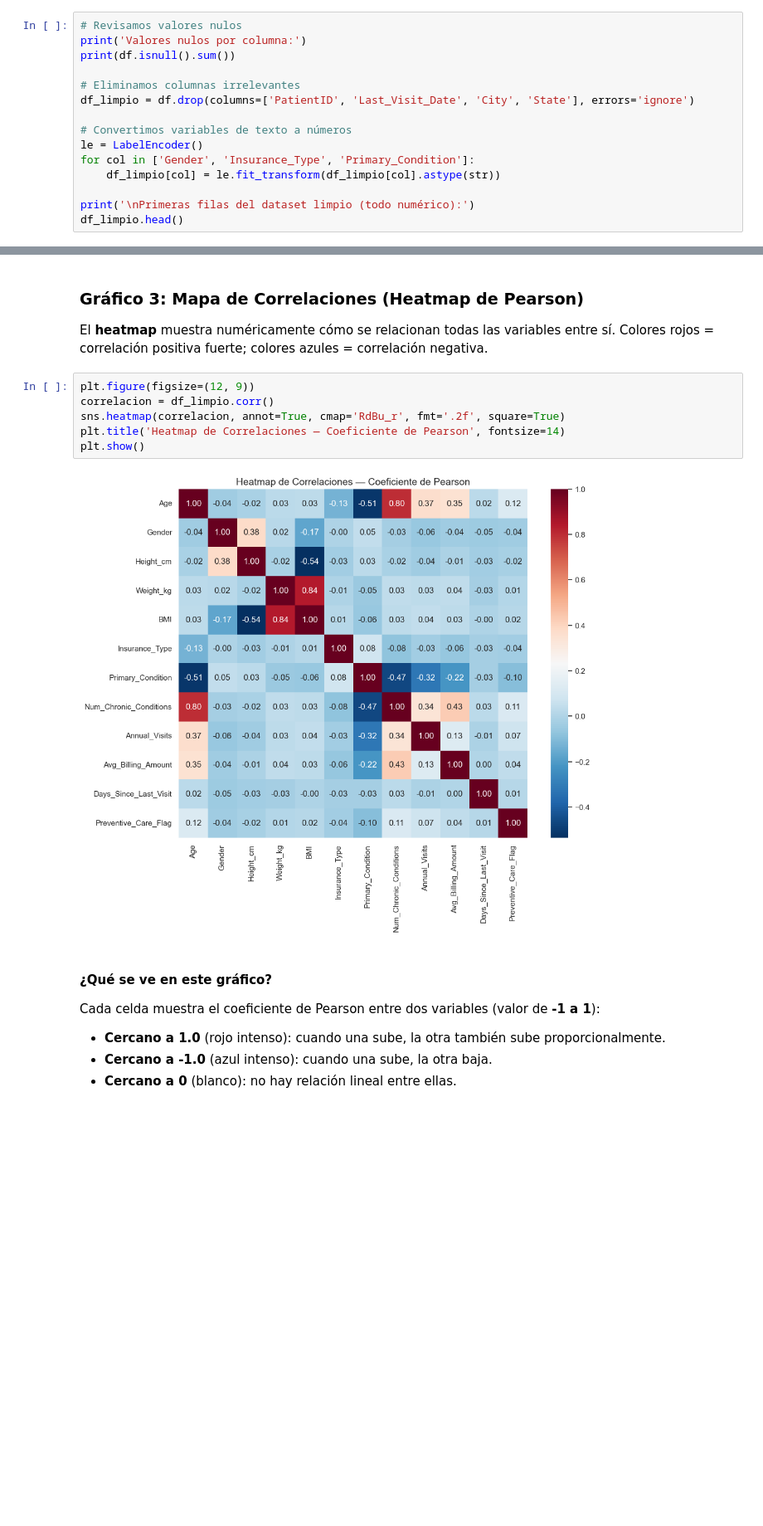
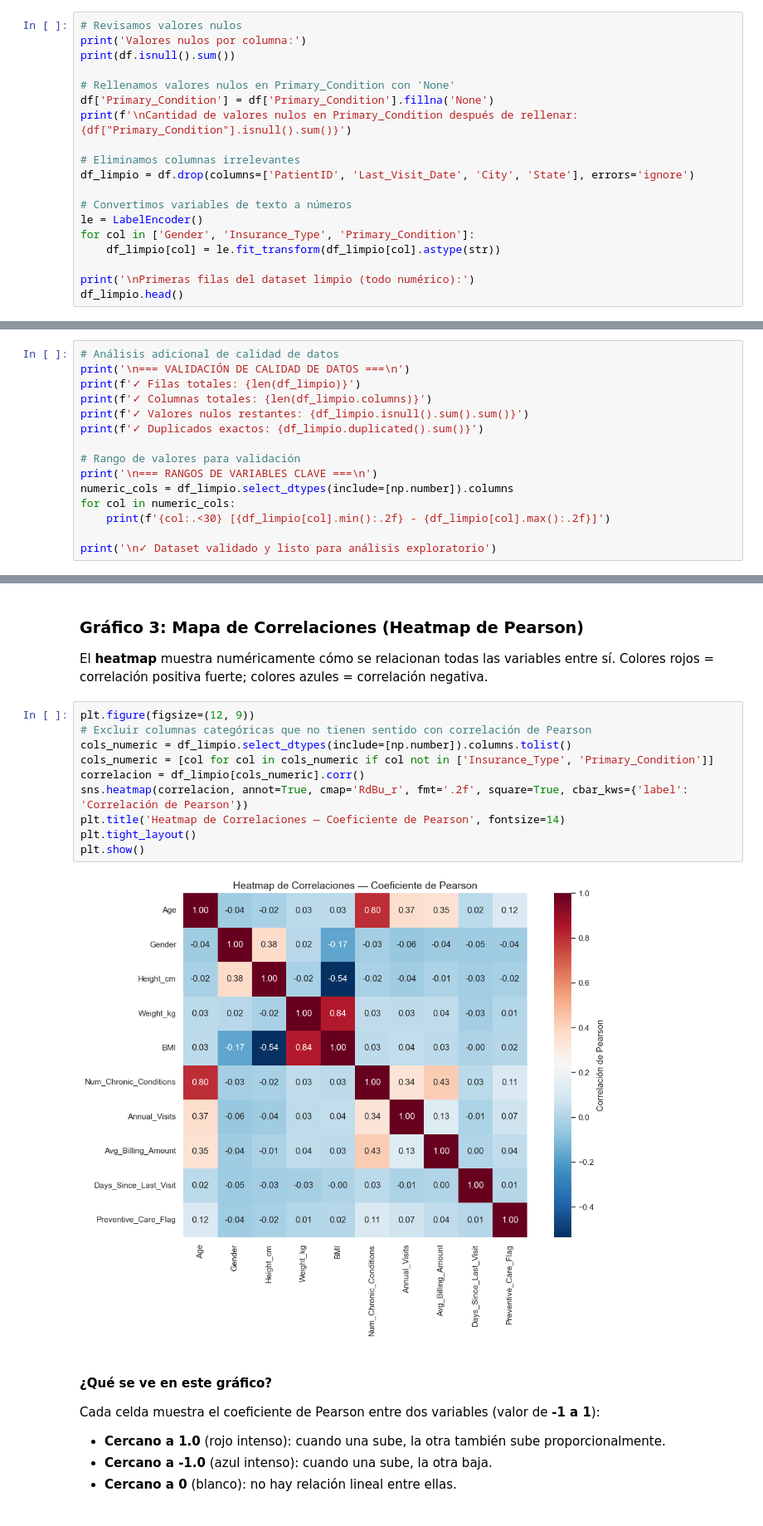
Before and after one commit to valentinarias-dtsc/taller_bigdata_2, a Jupyter notebook: Trabajo_BigData2.ipynb, the cells around one changed output, grey strips where cells are left out. Shown at 83% size. Drawn from its saved outputs; the diff is of its cells as text; blank space fills up the shorter version.

```diff
--- a/Trabajo_BigData2.ipynb
+++ b/Trabajo_BigData2.ipynb
@@ -62,6 +64,10 @@ El `LabelEncoder` convierte cada categoría a un número entero: por ejemplo `Ma
 # Revisamos valores nulos
 print('Valores nulos por columna:')
 print(df.isnull().sum())
+
+# Rellenamos valores nulos en Primary_Condition con 'None'
+df['Primary_Condition'] = df['Primary_Condition'].fillna('None')
+print(f'\nCantidad de valores nulos en Primary_Condition después de rellenar: {df["Primary_Condition"].isnull().sum()}')
 
 # Eliminamos columnas irrelevantes
 df_limpio = df.drop(columns=['PatientID', 'Last_Visit_Date', 'City', 'State'], errors='ignore')
@@ -124,0 +121,15 @@ array(['Anxiety', 'Arthritis', 'Asthma', 'COPD', 'Depression', 'Diabetes',
+# %%
+# Análisis adicional de calidad de datos
+print('\n=== VALIDACIÓN DE CALIDAD DE DATOS ===\n')
+print(f'✓ Filas totales: {len(df_limpio)}')
+print(f'✓ Columnas totales: {len(df_limpio.columns)}')
+print(f'✓ Valores nulos restantes: {df_limpio.isnull().sum().sum()}')
+print(f'✓ Duplicados exactos: {df_limpio.duplicated().sum()}')
+
+# Rango de valores para validación
+print('\n=== RANGOS DE VARIABLES CLAVE ===\n')
+numeric_cols = df_limpio.select_dtypes(include=[np.number]).columns
+for col in numeric_cols:
+    print(f'{col:.<30} [{df_limpio[col].min():.2f} - {df_limpio[col].max():.2f}]')
+
+print('\n✓ Dataset validado y listo para análisis exploratorio')
@@ -194,12 +222,16 @@ El **heatmap** muestra numéricamente cómo se relacionan todas las variables en
 Colores rojos = correlación positiva fuerte; colores azules = correlación negativa.
 # %%
 plt.figure(figsize=(12, 9))
-correlacion = df_limpio.corr()
-sns.heatmap(correlacion, annot=True, cmap='RdBu_r', fmt='.2f', square=True)
+# Excluir columnas categóricas que no tienen sentido con correlación de Pearson
+cols_numeric = df_limpio.select_dtypes(include=[np.number]).columns.tolist()
+cols_numeric = [col for col in cols_numeric if col not in ['Insurance_Type', 'Primary_Condition']]
+correlacion = df_limpio[cols_numeric].corr()
+sns.heatmap(correlacion, annot=True, cmap='RdBu_r', fmt='.2f', square=True, cbar_kws={'label': 'Correlación de Pearson'})
 plt.title('Heatmap de Correlaciones — Coeficiente de Pearson', fontsize=14)
+plt.tight_layout()
 plt.show()
 # %% [output]
-[figure, old version]
+[figure, new version]
 # %% [markdown]
 #### ¿Qué se ve en este gráfico?
 
```
Also changed, not shown: parts of 10 cells of this notebook.
